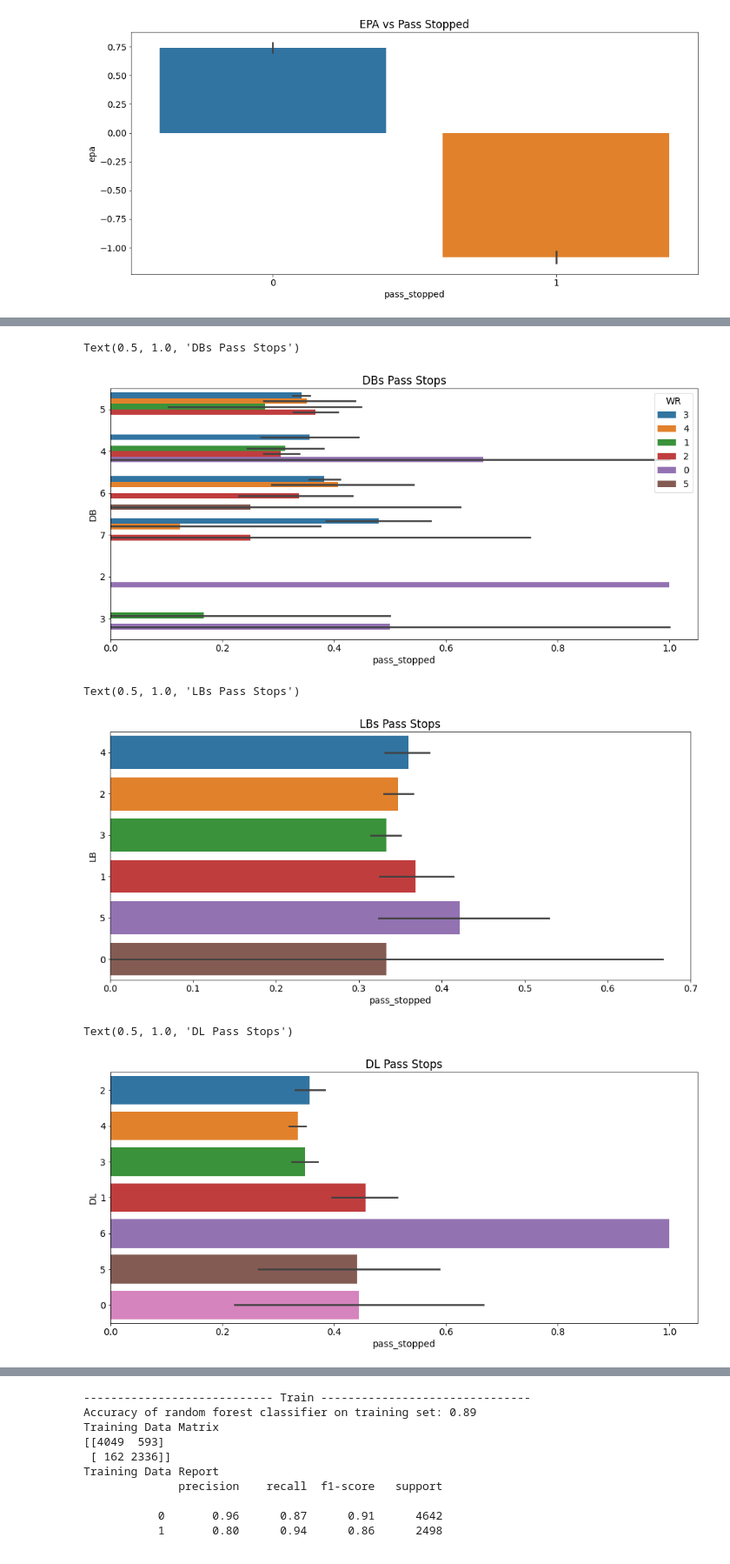
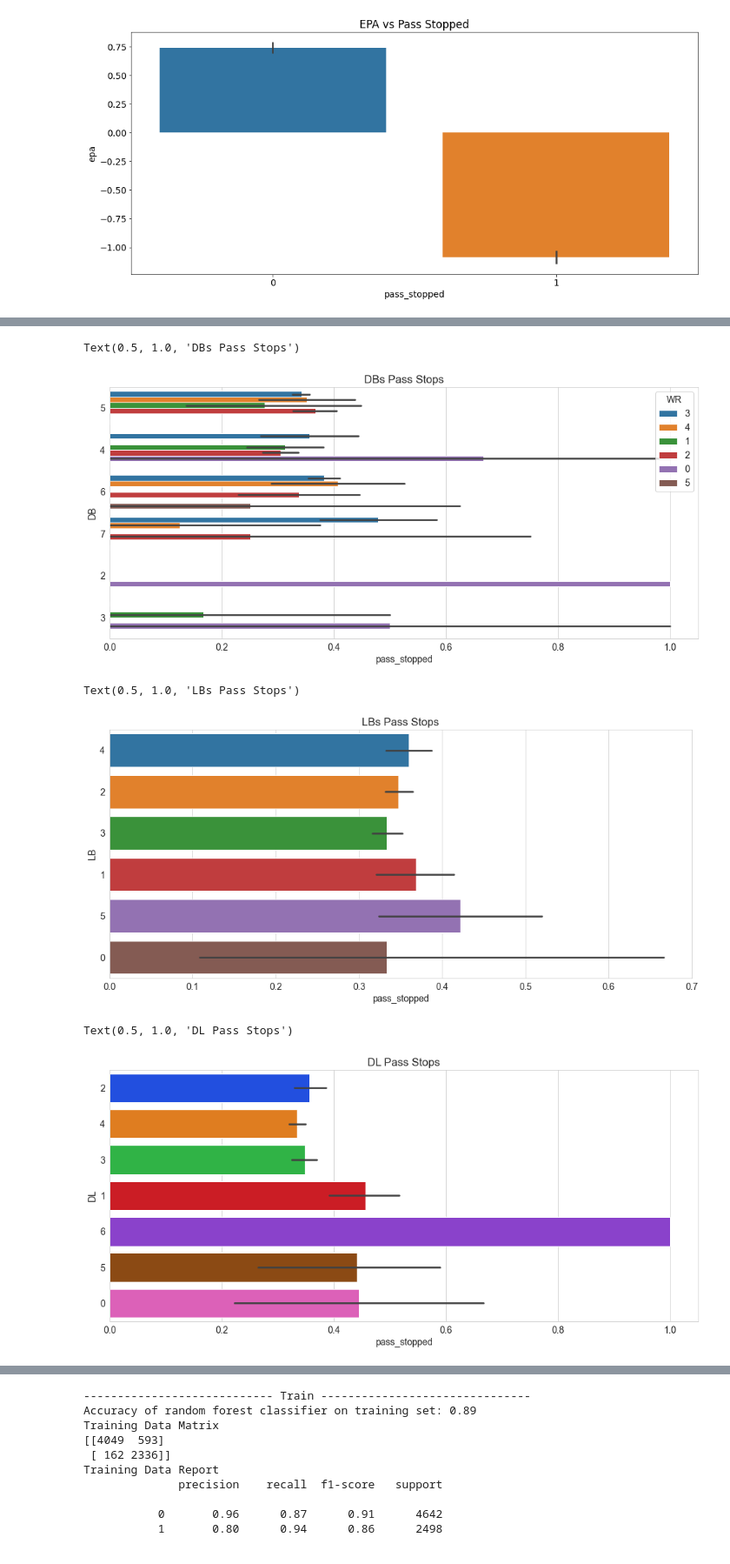
Before and after one commit to Fourth-and-Four/NFL-Big-Data-Bowl-2021, a Jupyter notebook: george_explore.ipynb, the cells around one changed output, grey strips where cells are left out. Shown at 87% size. Saved outputs shown, nothing was run; the diff lists cells and outputs as text; code cells hidden in the pictures.

```diff
--- a/george_explore.ipynb
+++ b/george_explore.ipynb
@@ -306,0 +301,6 @@ Text(0.5, 1.0, 'Average Yards Gained per Down')
+# %%
+sns.set_style("whitegrid")
+b=sns.barplot(data=train,x='down', y='pass_stopped', palette='bright')
+b.axes.set_title("Are Incompletions Dependent On Down?", fontsize=40)
+b.set_xlabel("Down", fontsize=25)
+b.set_ylabel("Incompletion Percentage", fontsize=25)
@@ -306,0 +310,6 @@ Text(0.5, 1.0, 'Average Yards Gained per Down')
+# %%
+sns.set_style("whitegrid")
+b=sns.barplot(data=train,x='QB_under_pressure', y='pass_stopped', palette='bright')
+b.axes.set_title("Are Incompletions Dependent Of QB Pressure?", fontsize=40)
+b.set_xlabel("Down", fontsize=25)
+b.set_ylabel("Incompletion Percentage", fontsize=25)
@@ -311,0 +324,6 @@ sns.boxplot(data=train, x='playResult', y= 'WR', hue='pass_stopped')
+# %%
+sns.set_style("whitegrid")
+b=sns.barplot(data=train,x='defendersInTheBox', y='pass_stopped', palette='bright')
+b.axes.set_title("Are Incompletions Dependent Of Defenders In The Box?", fontsize=35)
+b.set_xlabel("Defenders In The Box", fontsize=20)
+b.set_ylabel("Incompletion", fontsize=20)
@@ -344,19 +365,19 @@ sns.barplot(data=train,x='pass_stopped', y='DB', hue='WR')
 plt.title("DBs Pass Stops")
 # %% [output]
 Text(0.5, 1.0, 'DBs Pass Stops')
-[figure, old version]
+[figure, new version]
 # %%
 sns.barplot(data=train,x='pass_stopped', y='LB')
 plt.title("LBs Pass Stops")
 # %% [output]
 Text(0.5, 1.0, 'LBs Pass Stops')
-[figure, old version]
+[figure, new version]
 # %%
-sns.barplot(data=train,x='pass_stopped', y='DL')
+sns.barplot(data=train,x='pass_stopped', y='DL', palette='bright')
 plt.title("DL Pass Stops")
 # %% [output]
 Text(0.5, 1.0, 'DL Pass Stops')
-[figure, old version]
+[figure, new version]
 # %%
 plt.rc("figure", figsize=(16, 7))
 sns.relplot(x='playResult', y='defendersInTheBox', hue='pass_stopped', data=train)
```
Also changed, not shown: parts of 21 cells of this notebook, 3 other files.
